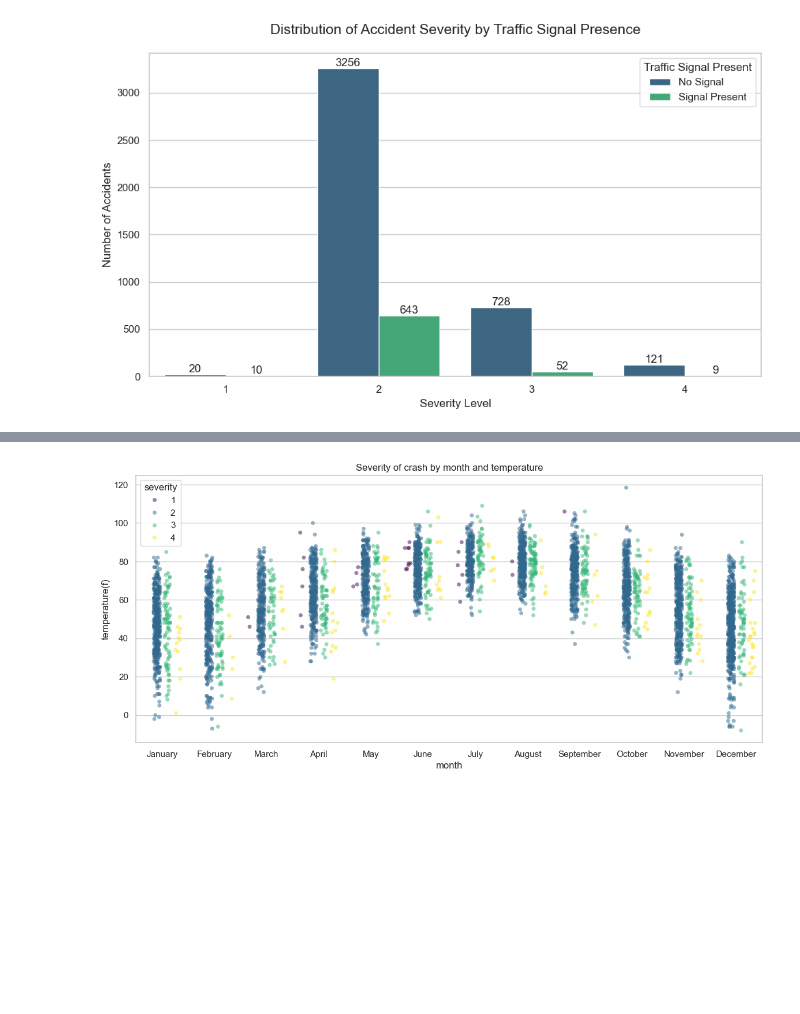
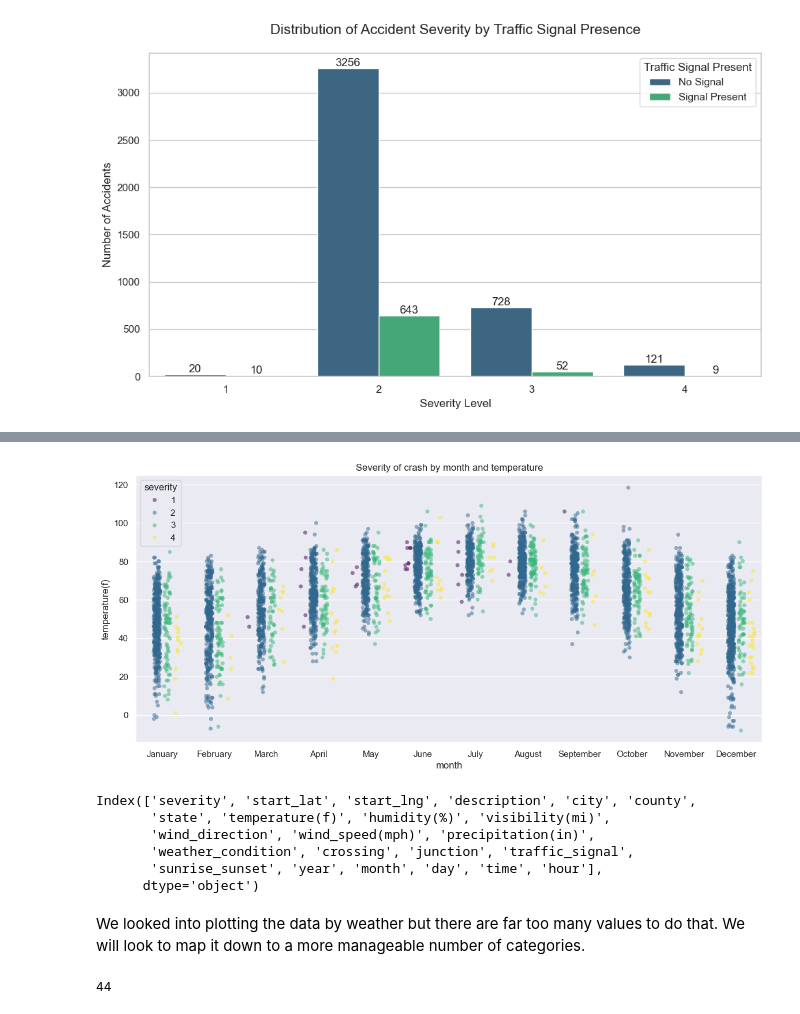
Before and after one commit to StavSteven/us_car_accidents, a Jupyter notebook: jupyter_notebooks/2_plotting_us_accidents.ipynb, the cells around one changed output, grey strips where cells are left out. Drawn from its saved outputs; the diff is of its cells as text; code cells hidden in the pictures; blank space fills up the shorter version.

```diff
--- a/jupyter_notebooks/2_plotting_us_accidents.ipynb
+++ b/jupyter_notebooks/2_plotting_us_accidents.ipynb
@@ -85,19 +77,35 @@ df_plots['month'] = pd.Categorical(df_plots['month'], categories=month_order, or
 # %%
 # Plot strip plot
 plt.figure(figsize=(14, 6))
-
+sns.set_style("darkgrid")
 sns.stripplot(
     data=df_plots,
     x='month',
     y='temperature(f)',
     hue='severity',
     palette='viridis',
     dodge=True,
     jitter=0.25,
     alpha=0.5
 )
 
 plt.title("Severity of crash by month and temperature")
 plt.show()
 # %% [output]
-[figure, old version]
+[figure, new version]
+# %%
+df_plots.columns
+# %% [output]
+Index(['severity', 'start_lat', 'start_lng', 'description', 'city', 'county',
+       'state', 'temperature(f)', 'humidity(%)', 'visibility(mi)',
+       'wind_direction', 'wind_speed(mph)', 'precipitation(in)',
+       'weather_condition', 'crossing', 'junction', 'traffic_signal',
+       'sunrise_sunset', 'year', 'month', 'day', 'time', 'hour'],
+      dtype='object')
+# %% [markdown]
+We looked into plotting the data by weather but there are far too many values to do that. We will look to map it down to a more manageable number of categories.
+# %%
+# Check number of values in weather condition field
+df_plots['weather_condition'].nunique()
+# %% [output]
+44
```
Also changed, not shown: parts of 8 cells of this notebook.
